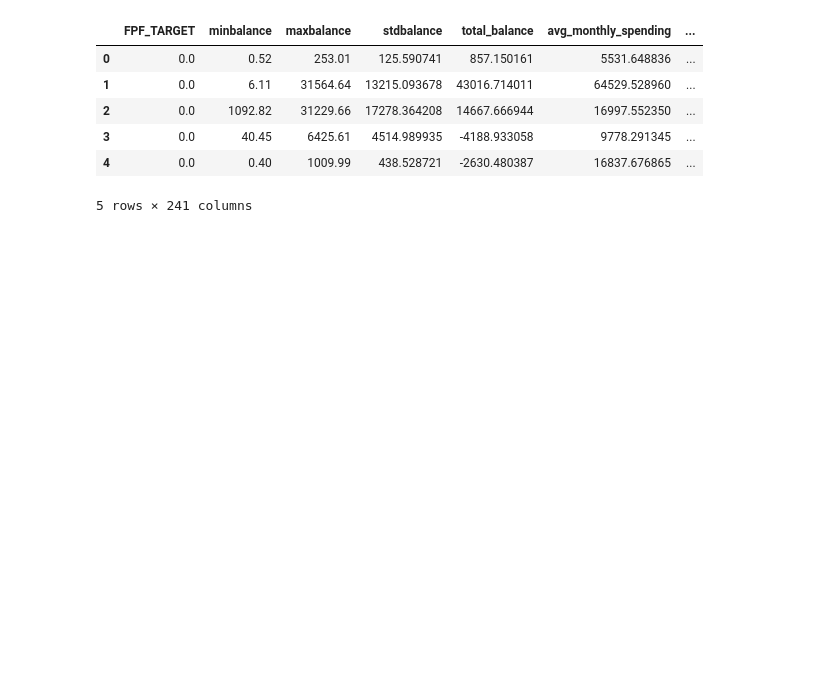
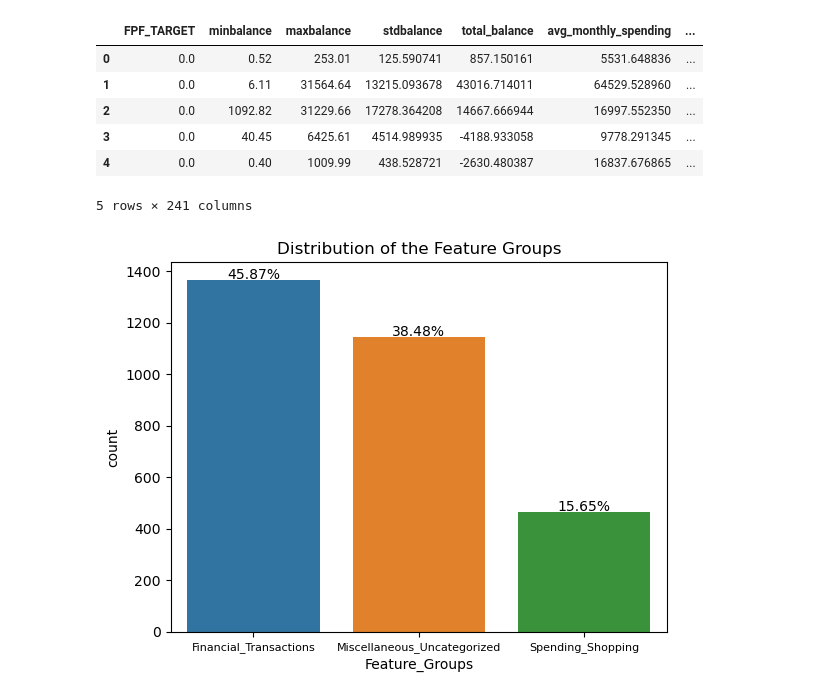
Before and after one commit to JiaDarren/DSC_180A, a Jupyter notebook: notebooks/Three Feature Groups and Logistic Regression Model.ipynb, the cells around one changed output. Saved outputs shown, nothing was run; the diff lists cells and outputs as text; code cells hidden in the pictures; blank space fills up the shorter version.

Commit message:
Three Feature Groups--3

```diff
--- a/notebooks/Three Feature Groups and Logistic Regression Model.ipynb
+++ b/notebooks/Three Feature Groups and Logistic Regression Model.ipynb
@@ -231,10 +230,9 @@ Financial_Transactions = ['SELF_TRANSFER_prop','medianLOAN', 'BNPL_mean', 'minCR
 Spending_Shopping = ['ESSENTIAL_SERVICES_slp','GENERAL_MERCHANDISE_prop', 'meanGROCERIES',
                      'maxGROCERIES', 'meanAUTOMOTIVE', 'meanGIFTS_DONATIONS',
                      'medianHOME_IMPROVEMENT', 'medianINSURANCE', 'RENT_count',
-                     'TRAVEL_count']
+                     'TRAVEL_count','TRAVEL_prop']
 Miscellaneous_Uncategorized = [ 'meanCHILD_DEPENDENTS',
                                 'total_balance', 'PETS_slp', 'HOME_IMPROVEMENT_prop',
-                                'TRAVEL_prop',
                                 'CHILD_DEPENDENTS_mean',  'minHEALTHCARE_MEDICAL', 'EDUCATION_slp',
                                 'UNCATEGORIZED_prop', 'ATM_CASH_slp', 'maxEDUCATION',
                                 'minAUTOMOTIVE']
@@ -259,3 +257,18 @@ feature_matrix.head()
 | 3 | 0.0 | 40.45 | 6425.61 | 4514.989935 | -4188.933058 | 9778.291345 | ... |
 | 4 | 0.0 | 0.40 | 1009.99 | 438.528721 | -2630.480387 | 16837.676865 | ... |
 5 rows × 241 columns
+# %%
+ax = sns.countplot(data=feature_matrix, x="Feature_Groups")
+
+# Calculate percentage for each category
+total = len(feature_matrix["Feature_Groups"])
+for p in ax.patches:
+    height = p.get_height()
+    ax.text(p.get_x() + p.get_width() / 2., height + 3,
+            f'{height / total:.2%}', ha="center", fontsize=10)
+
+plt.xticks(fontsize=8)
+plt.title("Distribution of the Feature Groups")
+plt.show()
+# %% [output]
+[figure, added]
```
Also changed, not shown: parts of 5 cells of this notebook.
